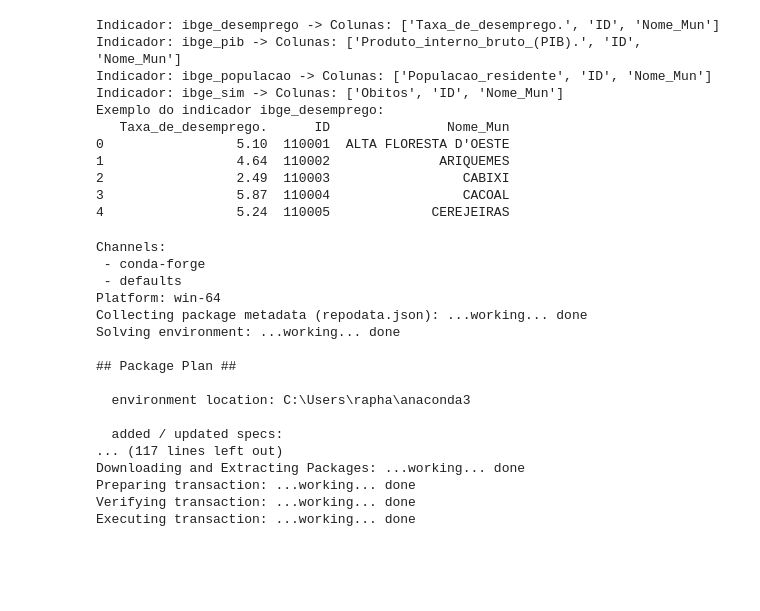
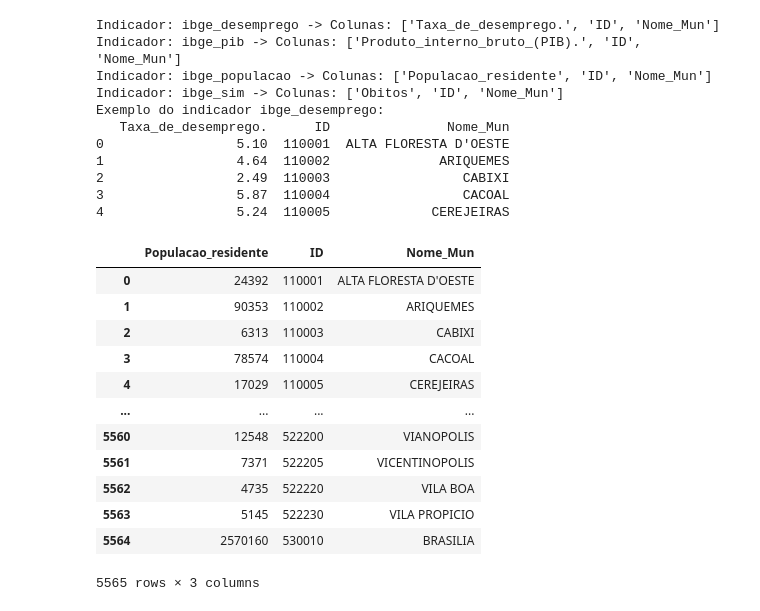
Before and after one commit to raphhax/FundamentosCienciaDados, a Jupyter notebook: Projeto/projeto2025.ipynb, the cells around one changed output. Saved outputs shown, nothing was run; the diff lists cells and outputs as text; code cells hidden in the pictures; blank space fills up the shorter version.

```diff
--- a/Projeto/projeto2025.ipynb
+++ b/Projeto/projeto2025.ipynb
@@ -114,21 +114,18 @@ Exemplo do indicador ibge_desemprego:
 3                 5.87  110004                 CACOAL
 4                 5.24  110005             CEREJEIRAS
 # %%
+indicadores['ibge_populacao']
 # %% [output]
+|  | Populacao_residente | ID | Nome_Mun |
+| 0 | 24392 | 110001 | ALTA FLORESTA D'OESTE |
+| 1 | 90353 | 110002 | ARIQUEMES |
+| 2 | 6313 | 110003 | CABIXI |
+| 3 | 78574 | 110004 | CACOAL |
+| 4 | 17029 | 110005 | CEREJEIRAS |
+| ... | ... | ... | ... |
+| 5560 | 12548 | 522200 | VIANOPOLIS |
+| 5561 | 7371 | 522205 | VICENTINOPOLIS |
+| 5562 | 4735 | 522220 | VILA BOA |
+| 5563 | 5145 | 522230 | VILA PROPICIO |
+| 5564 | 2570160 | 530010 | BRASILIA |
-Channels:
- - conda-forge
- - defaults
-Platform: win-64
-Collecting package metadata (repodata.json): ...working... done
-Solving environment: ...working... done
-
-## Package Plan ##
-
-  environment location: C:\Users\rapha\anaconda3
-
-  added / updated specs:
-... (117 lines left out)
-Downloading and Extracting Packages: ...working... done
-Preparing transaction: ...working... done
-Verifying transaction: ...working... done
-Executing transaction: ...working... done
+5565 rows × 3 columns
```
Also changed, not shown: parts of 12 cells of this notebook.
